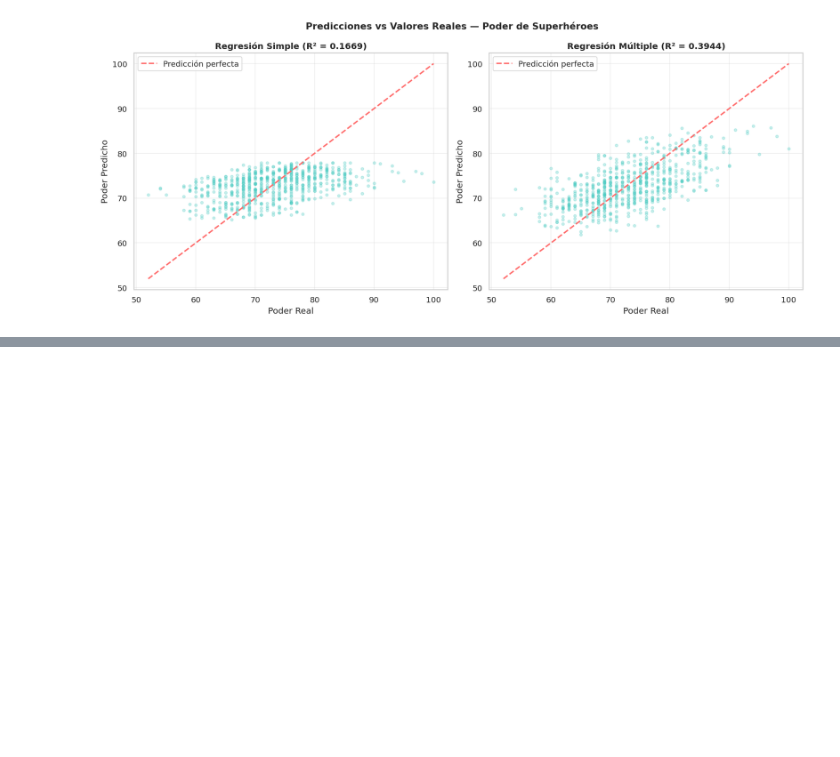
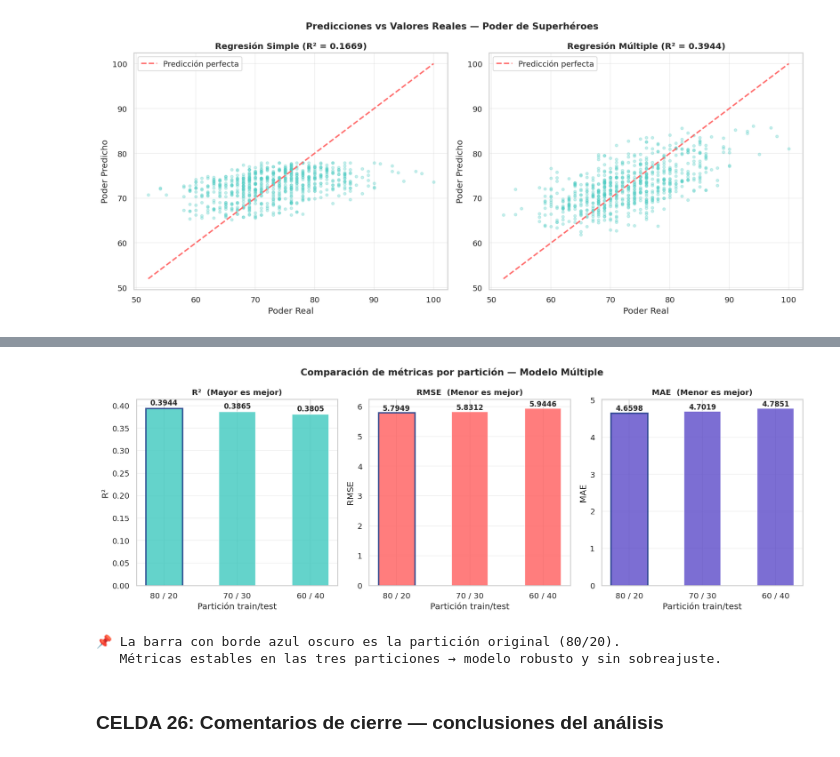
Before and after one commit to AsolanoT/Grupo5.Ramirez.Solano_MD1, a Jupyter notebook: 10_jupyter_notebook_linux_superheroes/notebooks/analisis_superheroes_regresion.ipynb, the cells around one changed output, grey strips where cells are left out. Saved outputs shown, nothing was run; the diff lists cells and outputs as text; code cells hidden in the pictures; blank space fills up the shorter version.

Commit message:
Mejorar los niveles de particiones para los modelos 60-40 y 70-30 y Colocar comentarios de cierre de lo evidenciado.

```diff
--- a/10_jupyter_notebook_linux_superheroes/notebooks/analisis_superheroes_regresion.ipynb
+++ b/10_jupyter_notebook_linux_superheroes/notebooks/analisis_superheroes_regresion.ipynb
@@ -1401,0 +1473,71 @@ plt.show()
+# %%
+# ── CELDA 25.1: Gráfica comparativa de métricas por partición ────────────────
+"""
+COMENTARIO:
+Se visualizan R², RMSE y MAE para las tres particiones en subgráficas
+separadas, ya que están en escalas distintas (R² entre 0-1, RMSE y MAE
+en unidades de poder). Agruparlas en un solo eje distorsionaría la lectura.
+"""
+import matplotlib.pyplot as plt
+import numpy as np
+
+# df_particiones ya es el DataFrame creado en la celda anterior
+particiones_nombres = df_particiones['Partición'].tolist()
+r2_vals   = df_particiones['R²'].tolist()
+rmse_vals = df_particiones['RMSE'].tolist()
+mae_vals  = df_particiones['MAE'].tolist()
+
+x = np.arange(len(particiones_nombres))
+colores = ['#4ecdc4', '#ff6b6b', '#6a5acd']
+
+fig, axes = plt.subplots(1, 3, figsize=(14, 5))
+fig.suptitle(
+    'Comparación de métricas por partición — Modelo Múltiple',
+    fontsize=13, fontweight='bold'
+)
+
+metricas = [
+    ('R²',   r2_vals,   '#4ecdc4', 'Mayor es mejor'),
+    ('RMSE', rmse_vals, '#ff6b6b', 'Menor es mejor'),
+    ('MAE',  mae_vals,  '#6a5acd', 'Menor es mejor'),
+]
+
+for ax, (nombre, valores, color, nota) in zip(axes, metricas):
+    bars = ax.bar(x, valores, color=color, edgecolor='white', width=0.5, alpha=0.88)
+
+    # Etiquetas encima de cada barra
+    for bar, val in zip(bars, valores):
+        ax.text(
+            bar.get_x() + bar.get_width() / 2,
+            bar.get_height() + 0.003,
+            f'{val:.4f}',
+            ha='center', va='bottom',
+            fontsize=10, fontweight='bold'
+        )
+
+    ax.set_title(f'{nombre}  ({nota})', fontweight='bold', fontsize=11)
+    ax.set_xticks(x)
+    ax.set_xticklabels(particiones_nombres, rotation=0)
+    ax.set_ylabel(nombre)
+    ax.set_xlabel('Partición train/test')
+    ax.grid(axis='y', alpha=0.3)
+
+    # Resaltar la barra de 80/20 (referencia original)
+    bars[0].set_edgecolor('#1f3c88')
+    bars[0].set_linewidth(2)
+
+plt.tight_layout()
+plt.savefig(
+    '../data/graficas/comparacion_particiones_superheroes.png',
+    dpi=150, bbox_inches='tight'
+)
+plt.show()
+
+print("\n📌 La barra con borde azul oscuro es la partición original (80/20).")
+print("   Métricas estables en las tres particiones → modelo robusto y sin sobreajuste.")
+# %% [output]
+[figure, added]
+📌 La barra con borde azul oscuro es la partición original (80/20).
+   Métricas estables en las tres particiones → modelo robusto y sin sobreajuste.
+# %% [markdown]
+###  CELDA 26: Comentarios de cierre — conclusiones del análisis
```
Also changed, not shown: parts of 3 cells of this notebook, 1 other file.
